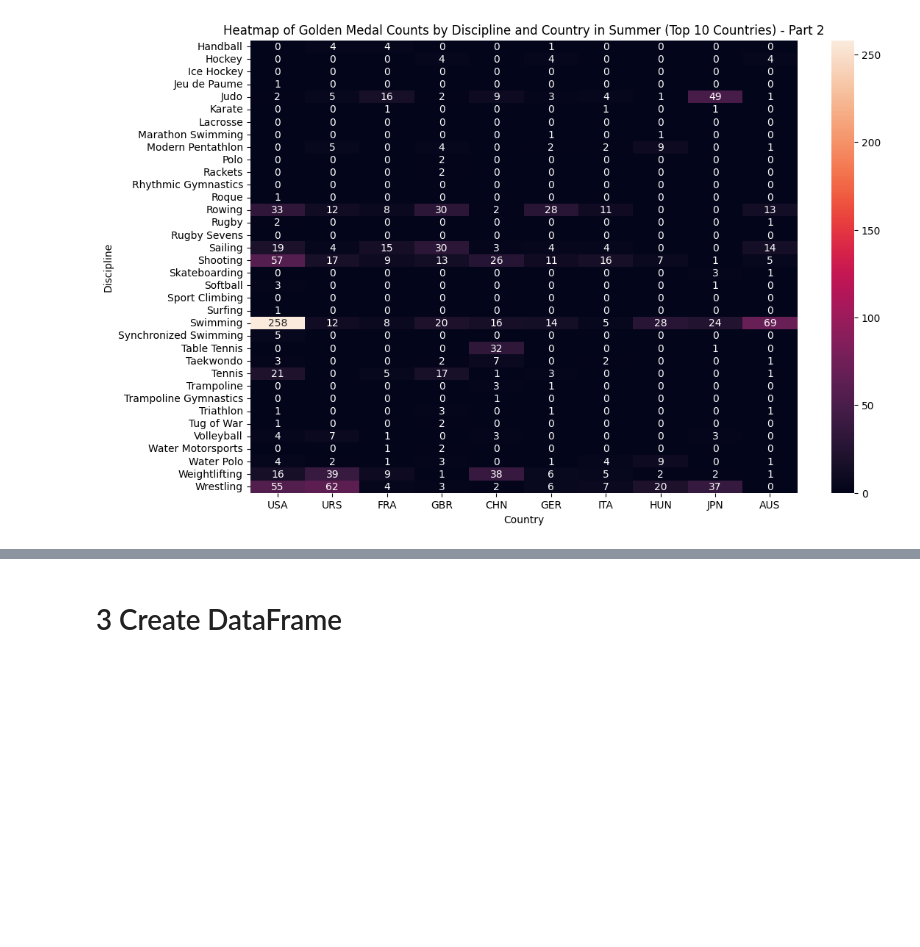
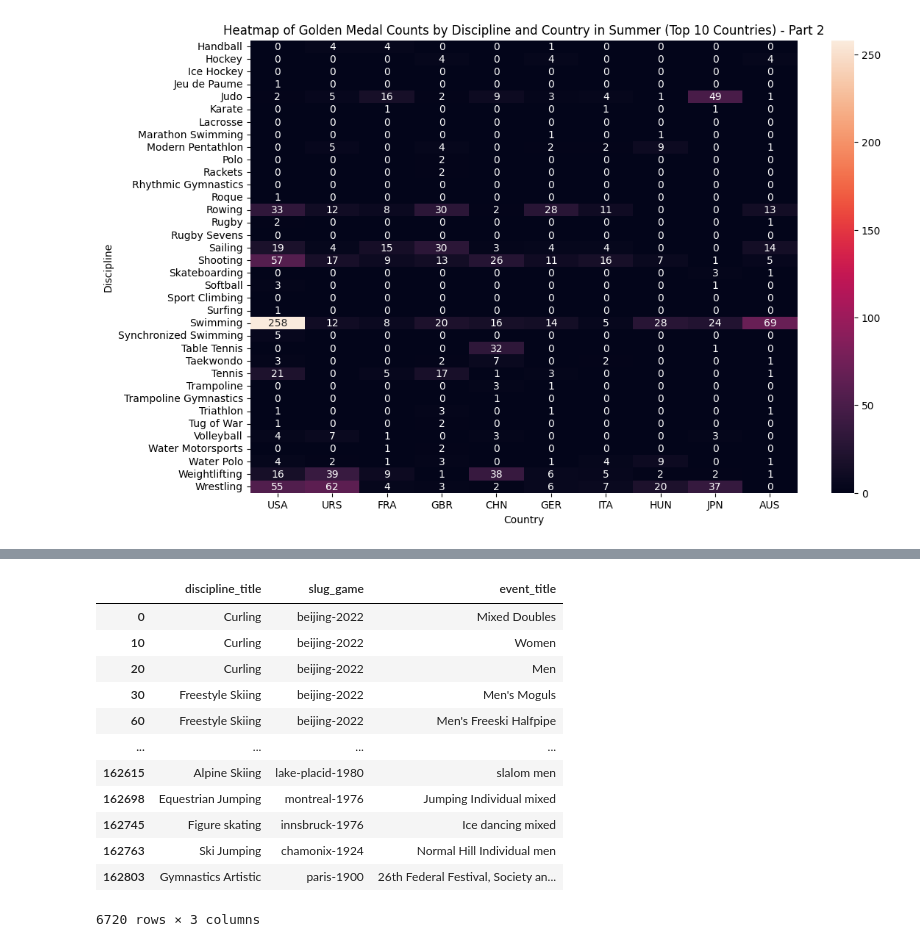
Before and after one commit to com-480-data-visualization/team_slo, a Jupyter notebook: src/processing/data_preprocessing.ipynb, the cells around one changed output, grey strips where cells are left out. Saved outputs shown, nothing was run; the diff lists cells and outputs as text; code cells hidden in the pictures; blank space fills up the shorter version.

```diff
--- a/src/processing/data_preprocessing.ipynb
+++ b/src/processing/data_preprocessing.ipynb
@@ -344,2 +370,0 @@ plt.show()
-# %% [markdown]
-# 3 Create DataFrame
@@ -355,0 +371,19 @@ df_medals_processed.to_csv('../../data/olympic_medals_processed.csv', index=True
+# %%
+#keep only columns discipline title, slug game and event title
+df_results = df_results[['discipline_title', 'slug_game', 'event_title']]
+df_results = df_results.drop_duplicates()
+df_results
+# %% [output]
+|  | discipline_title | slug_game | event_title |
+| 0 | Curling | beijing-2022 | Mixed Doubles |
+| 10 | Curling | beijing-2022 | Women |
+| 20 | Curling | beijing-2022 | Men |
+| 30 | Freestyle Skiing | beijing-2022 | Men's Moguls |
+| 60 | Freestyle Skiing | beijing-2022 | Men's Freeski Halfpipe |
+| ... | ... | ... | ... |
+| 162615 | Alpine Skiing | lake-placid-1980 | slalom men |
+| 162698 | Equestrian Jumping | montreal-1976 | Jumping Individual mixed |
+| 162745 | Figure skating | innsbruck-1976 | Ice dancing mixed |
+| 162763 | Ski Jumping | chamonix-1924 | Normal Hill Individual men |
+| 162803 | Gymnastics Artistic | paris-1900 | 26th Federal Festival, Society an... |
+6720 rows × 3 columns
```
Also changed, not shown: parts of 20 cells of this notebook, 1 other file.
